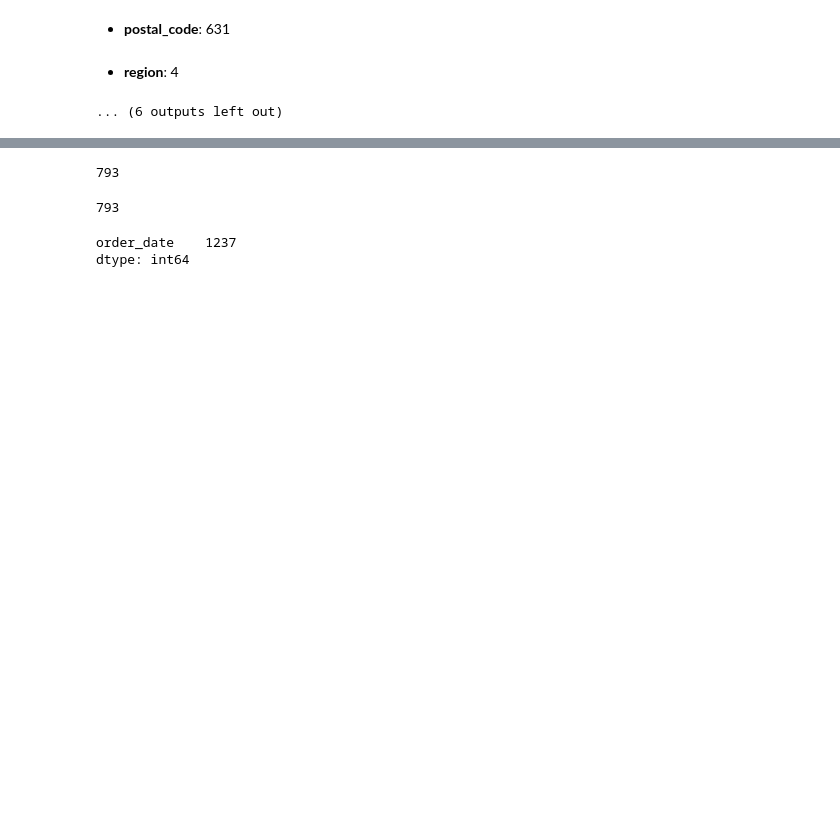
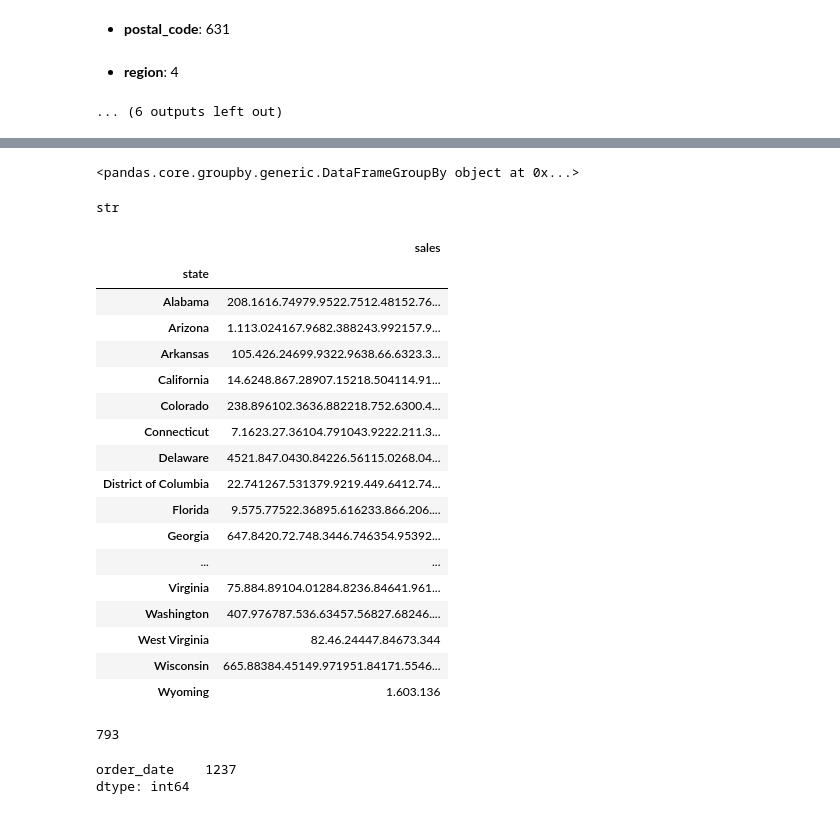
Before and after one commit to repos-especializacion-UdeA/tarea-fundamentos, a Jupyter notebook: ensayos/EDA_borrador.ipynb, the cells around one changed output, grey strips where cells are left out. Saved outputs shown, nothing was run; the diff lists cells and outputs as text; code cells hidden in the pictures; blank space fills up the shorter version.

```diff
--- a/EDA_borrador.ipynb
+++ b/ensayos/EDA_borrador.ipynb
@@ -411,8 +423,33 @@ df_market.ship_mode.nunique()
 # %%
 # customer_id
-df_market.customer_id.nunique()
+df_market.groupby('state')
 # %% [output]
-793
+<pandas.core.groupby.generic.DataFrameGroupBy object at 0x...>
+# %%
+type(df_market.sales.sum())
+# %% [output]
+str
+# %%
+df_market.groupby('state')[['sales']].sum()
+# %% [output]
+|  | sales |
+| state |  |
+| Alabama | 208.1616.74979.9522.7512.48152.76... |
+| Arizona | 1.113.024167.9682.388243.992157.9... |
+| Arkansas | 105.426.24699.9322.9638.66.6323.3... |
+| California | 14.6248.867.28907.15218.504114.91... |
+| Colorado | 238.896102.3636.882218.752.6300.4... |
+| Connecticut | 7.1623.27.36104.791043.9222.211.3... |
+| Delaware | 4521.847.0430.84226.56115.0268.04... |
+| District of Columbia | 22.741267.531379.9219.449.6412.74... |
+| Florida | 9.575.77522.36895.616233.866.206.... |
+| Georgia | 647.8420.72.748.3446.746354.95392... |
+| ... | ... |
+| Virginia | 75.884.89104.01284.8236.84641.961... |
+| Washington | 407.976787.536.63457.56827.68246.... |
+| West Virginia | 82.46.24447.84673.344 |
+| Wisconsin | 665.88384.45149.971951.84171.5546... |
+| Wyoming | 1.603.136 |
 # %%
 # customer_name
 df_market.customer_name.nunique()
```
Also changed, not shown: parts of 5 cells of this notebook, 3 other files.
